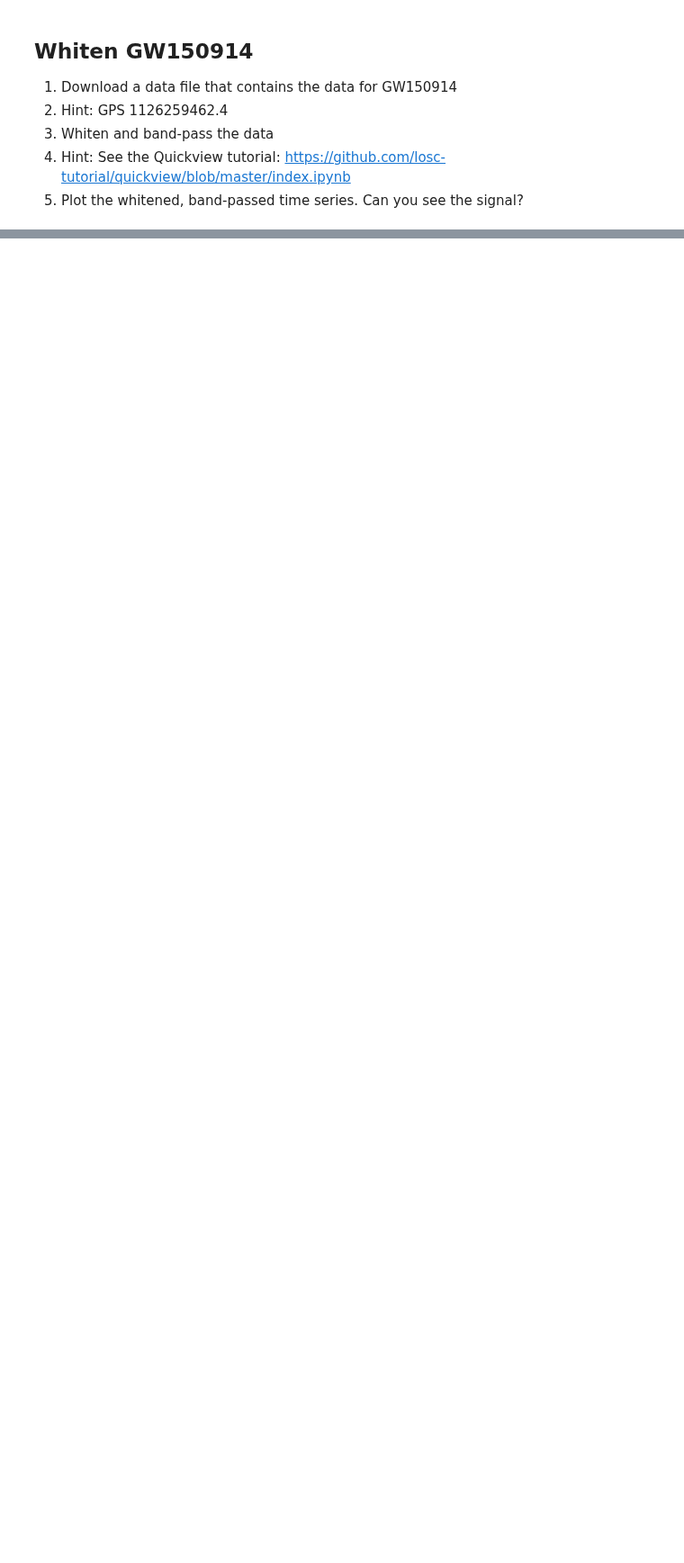
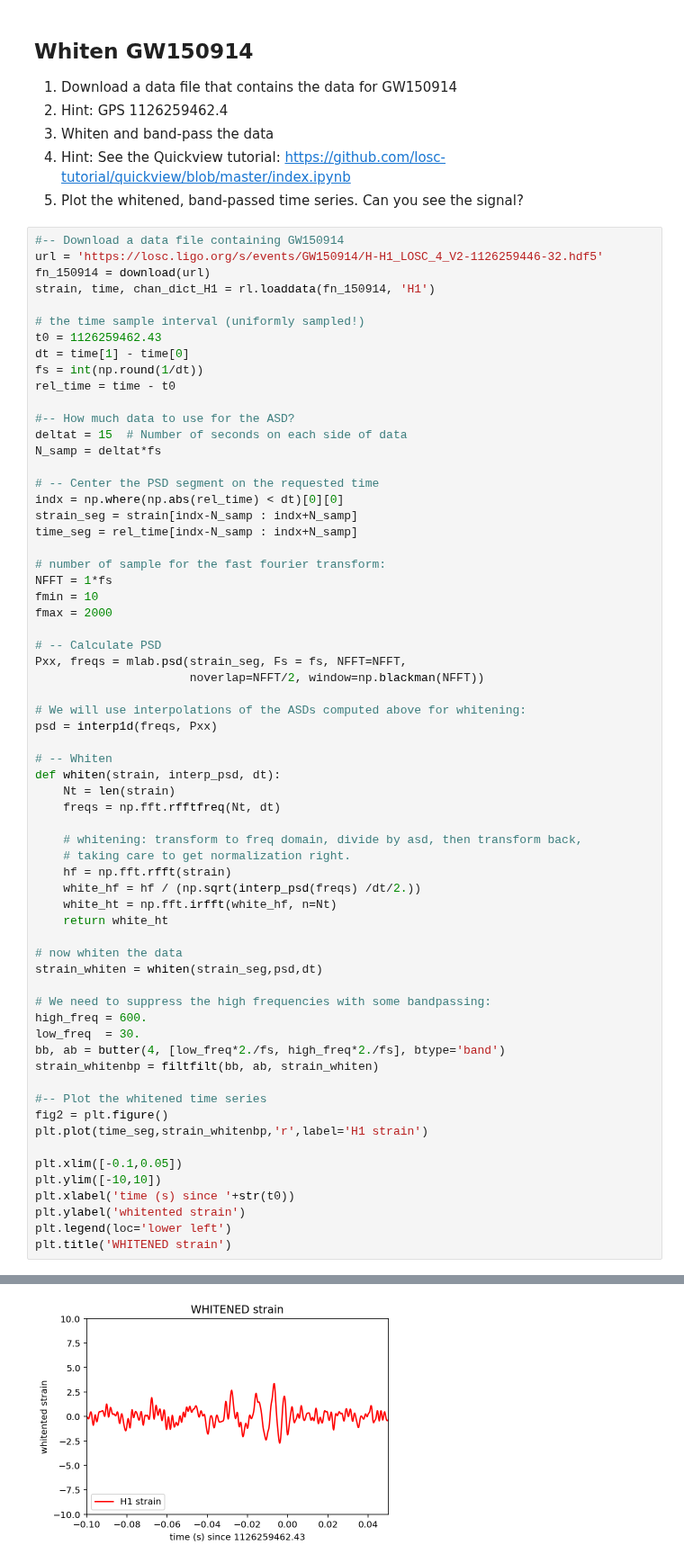
Before and after one commit to gw-odw/odw-2018, a Jupyter notebook: intro/1-Data-Access.ipynb, the cells around one changed output, grey strips where cells are left out. Shown at 90% size. Saved outputs shown, nothing was run; the diff lists cells and outputs as text; blank space fills up the shorter version.

```diff
--- a/intro/1-Data-Access.ipynb
+++ b/intro/1-Data-Access.ipynb
@@ -120,3 +143,68 @@ LIGO data has noise that is strongly frequency dependent.
 1. Whiten and band-pass the data
  1. Hint: See the Quickview tutorial: https://github.com/losc-tutorial/quickview/blob/master/index.ipynb
 1. Plot the whitened, band-passed time series.  Can you see the signal?
+# %%
+#-- Download a data file containing GW150914
+url = 'https://losc.ligo.org/s/events/GW150914/H-H1_LOSC_4_V2-1126259446-32.hdf5'
+fn_150914 = download(url)
+strain, time, chan_dict_H1 = rl.loaddata(fn_150914, 'H1')
+
+# the time sample interval (uniformly sampled!)
+t0 = 1126259462.43
+dt = time[1] - time[0]
+fs = int(np.round(1/dt))
+rel_time = time - t0
+
+#-- How much data to use for the ASD?
+deltat = 15  # Number of seconds on each side of data
+N_samp = deltat*fs
+
+# -- Center the PSD segment on the requested time
+indx = np.where(np.abs(rel_time) < dt)[0][0]
+strain_seg = strain[indx-N_samp : indx+N_samp]
+time_seg = rel_time[indx-N_samp : indx+N_samp]
+
+# number of sample for the fast fourier transform:
+NFFT = 1*fs
+fmin = 10
+fmax = 2000
+
+# -- Calculate PSD
+Pxx, freqs = mlab.psd(strain_seg, Fs = fs, NFFT=NFFT,
+                      noverlap=NFFT/2, window=np.blackman(NFFT))
+
+# We will use interpolations of the ASDs computed above for whitening:
+psd = interp1d(freqs, Pxx)
+
+# -- Whiten
+def whiten(strain, interp_psd, dt):
+    Nt = len(strain)
+    freqs = np.fft.rfftfreq(Nt, dt)
+
+    # whitening: transform to freq domain, divide by asd, then transform back,
+    # taking care to get normalization right.
+    hf = np.fft.rfft(strain)
+    white_hf = hf / (np.sqrt(interp_psd(freqs) /dt/2.))
+    white_ht = np.fft.irfft(white_hf, n=Nt)
+    return white_ht
+
+# now whiten the data
+strain_whiten = whiten(strain_seg,psd,dt)
+
+# We need to suppress the high frequencies with some bandpassing:
+high_freq = 600.
+low_freq  = 30.
+bb, ab = butter(4, [low_freq*2./fs, high_freq*2./fs], btype='band')
+strain_whitenbp = filtfilt(bb, ab, strain_whiten)
+
+#-- Plot the whitened time series
+fig2 = plt.figure()
+plt.plot(time_seg,strain_whitenbp,'r',label='H1 strain')
+
+plt.xlim([-0.1,0.05])
+plt.ylim([-10,10])
+plt.xlabel('time (s) since '+str(t0))
+plt.ylabel('whitented strain')
+plt.legend(loc='lower left')
+plt.title('WHITENED strain')
+# %% [output]
@@ -122,0 +214 @@ LIGO data has noise that is strongly frequency dependent.
+[figure, added]
```
Also changed, not shown: parts of 8 cells of this notebook, 1 other file.
